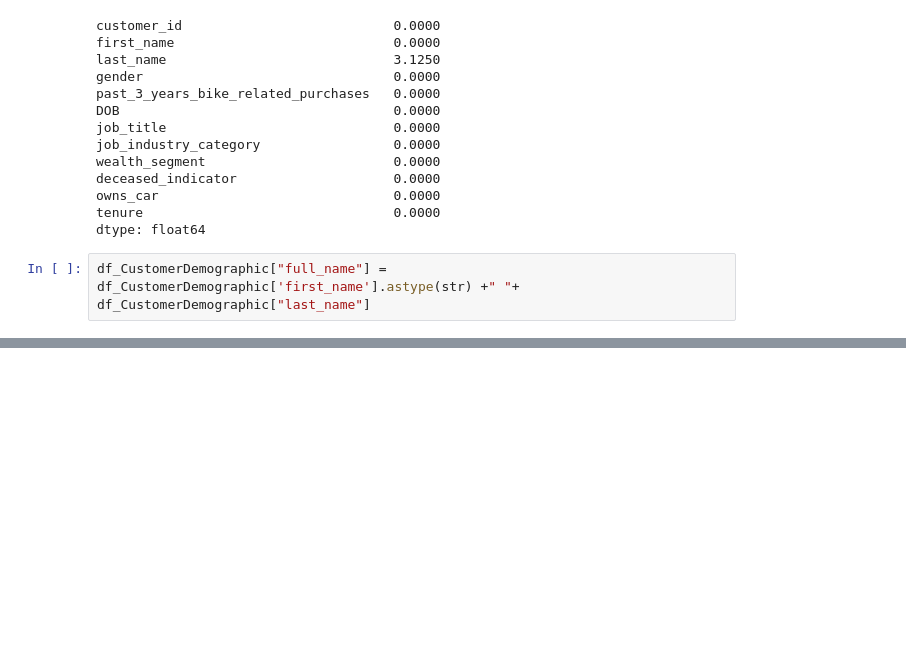
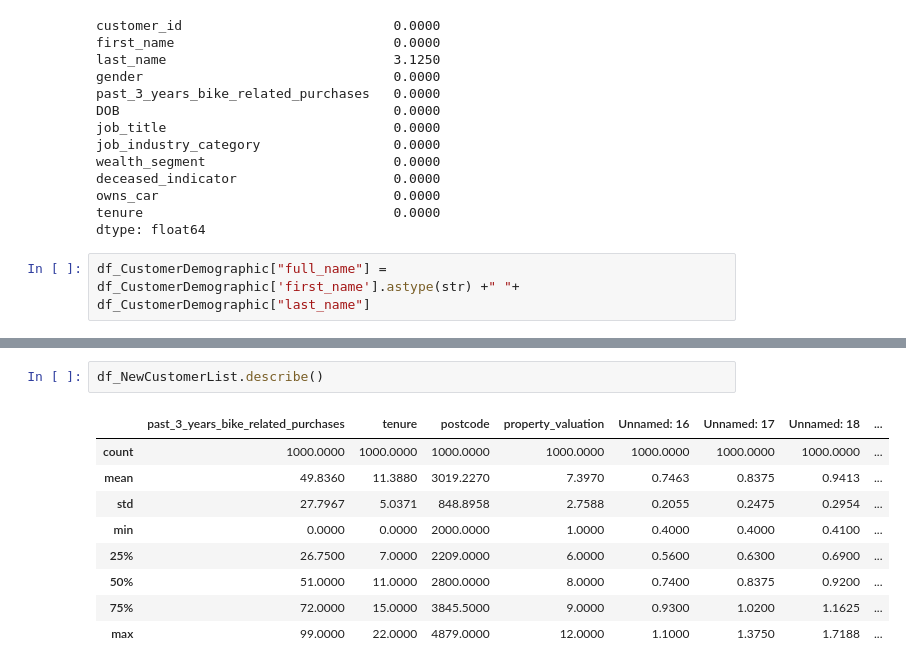
Before and after one commit to ultralegendshubh/KPMG_AU_Data_Analytics_virtual_internship, a Jupyter notebook: Task_2_EDA.ipynb, the cells around one changed output, grey strips where cells are left out. Cells and saved outputs as stored; diff of their text form; blank space fills up the shorter version.

```diff
--- a/Task_2_EDA.ipynb
+++ b/Task_2_EDA.ipynb
@@ -246,0 +316,12 @@ df_CustomerDemographic
+# %%
+df_NewCustomerList.describe()
+# %% [output]
+|  | past_3_years_bike_related_purchases | tenure | postcode | property_valuation | Unnamed: 16 | Unnamed: 17 | Unnamed: 18 | ... |
+| count | 1000.0000 | 1000.0000 | 1000.0000 | 1000.0000 | 1000.0000 | 1000.0000 | 1000.0000 | ... |
+| mean | 49.8360 | 11.3880 | 3019.2270 | 7.3970 | 0.7463 | 0.8375 | 0.9413 | ... |
+| std | 27.7967 | 5.0371 | 848.8958 | 2.7588 | 0.2055 | 0.2475 | 0.2954 | ... |
+| min | 0.0000 | 0.0000 | 2000.0000 | 1.0000 | 0.4000 | 0.4000 | 0.4100 | ... |
+| 25% | 26.7500 | 7.0000 | 2209.0000 | 6.0000 | 0.5600 | 0.6300 | 0.6900 | ... |
+| 50% | 51.0000 | 11.0000 | 2800.0000 | 8.0000 | 0.7400 | 0.8375 | 0.9200 | ... |
+| 75% | 72.0000 | 15.0000 | 3845.5000 | 9.0000 | 0.9300 | 1.0200 | 1.1625 | ... |
+| max | 99.0000 | 22.0000 | 4879.0000 | 12.0000 | 1.1000 | 1.3750 | 1.7188 | ... |
```
Also changed, not shown: parts of 15 cells of this notebook.
